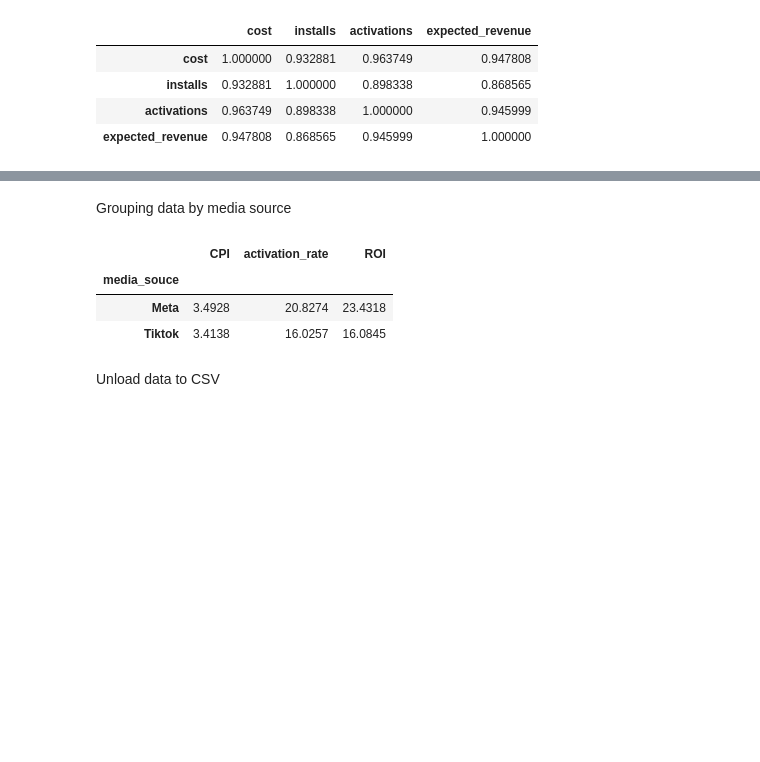
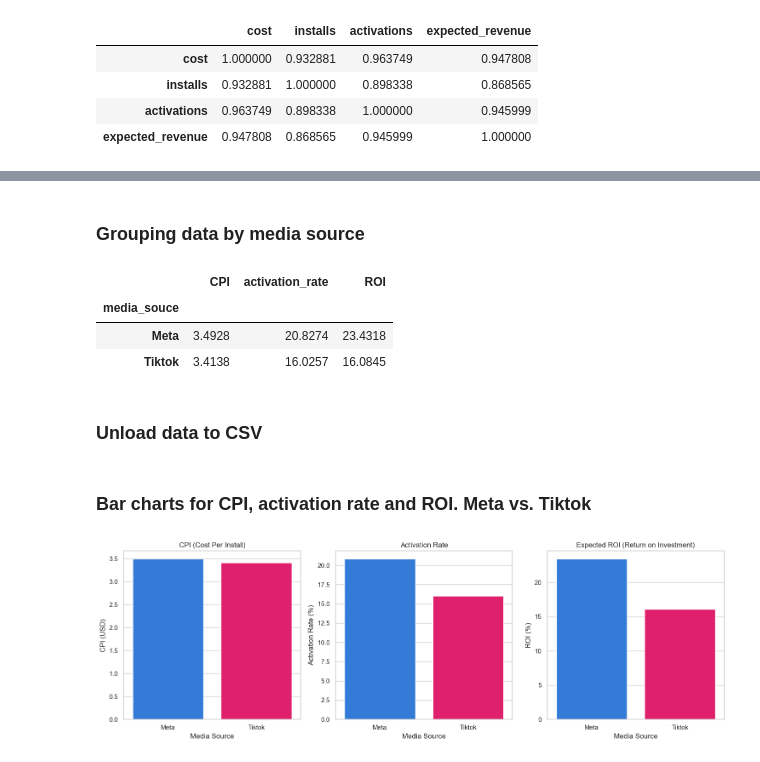
Before and after one commit to panicua/tt_keiki, a Jupyter notebook: task_num_3/dashboard_calculations.ipynb, the cells around one changed output, grey strips where cells are left out. Drawn from its saved outputs; the diff is of its cells as text; code cells hidden in the pictures; blank space fills up the shorter version.

Commit message:
add: charts for CPI, activation rate, expected ROI visuals

```diff
--- a/task_num_3/dashboard_calculations.ipynb
+++ b/task_num_3/dashboard_calculations.ipynb
@@ -90,7 +91,7 @@ df_social_networks["ROI"] = (
     ) / df_social_networks["cost"]
 ) * 100
 # %% [markdown]
-Grouping data by media source
+### Grouping data by media source
 # %%
 grouped_metrics = df_social_networks.groupby("media_souce").agg({
     "CPI": "mean",
@@ -104,6 +105,59 @@ grouped_metrics
 | Meta | 3.4928 | 20.8274 | 23.4318 |
 | Tiktok | 3.4138 | 16.0257 | 16.0845 |
 # %% [markdown]
-Unload data to CSV
+### Unload data to CSV
 # %%
 grouped_metrics.to_csv('grouped_metrics.csv')
+# %% [markdown]
+### Bar charts for CPI, activation rate and ROI. Meta vs. Tiktok
+# %%
+# Custom colors for Meta and TikTok.
+custom_palette = {"Meta": "#1877F2", "Tiktok": "#ff0066"}
+
+# Subplots for the bar charts
+fig, axes = plt.subplots(1, 3, figsize=(15, 5))
+
+# CPI chart
+sns.barplot(
+    x=grouped_metrics.index,
+    y=grouped_metrics["CPI"],
+    hue=grouped_metrics.index,
+    palette=custom_palette,
+    ax=axes[0],
+    legend=False
+)
+axes[0].set_title("CPI (Cost Per Install)")
+axes[0].set_ylabel("CPI (USD)")
+axes[0].set_xlabel("Media Source")
+
+# Activation rate chart
+sns.barplot(
+    x=grouped_metrics.index,
+    y=grouped_metrics["activation_rate"],
+    hue=grouped_metrics.index,
+    palette=custom_palette,
+    ax=axes[1],
+    legend=False
+)
+axes[1].set_title("Activation Rate")
+axes[1].set_ylabel("Activation Rate (%)")
+axes[1].set_xlabel("Media Source")
+
+# ROI chart
+sns.barplot(
+    x=grouped_metrics.index,
+    y=grouped_metrics["ROI"],
+    hue=grouped_metrics.index,
+    palette=custom_palette,
+    ax=axes[2],
+    legend=False
+)
+axes[2].set_title("Expected ROI (Return on Investment)")
+axes[2].set_ylabel("ROI (%)")
+axes[2].set_xlabel("Media Source")
+
+# Show the plot
+plt.tight_layout()
+plt.show()
+# %% [output]
+[figure, added]
```
Also changed, not shown: parts of 5 cells of this notebook.
